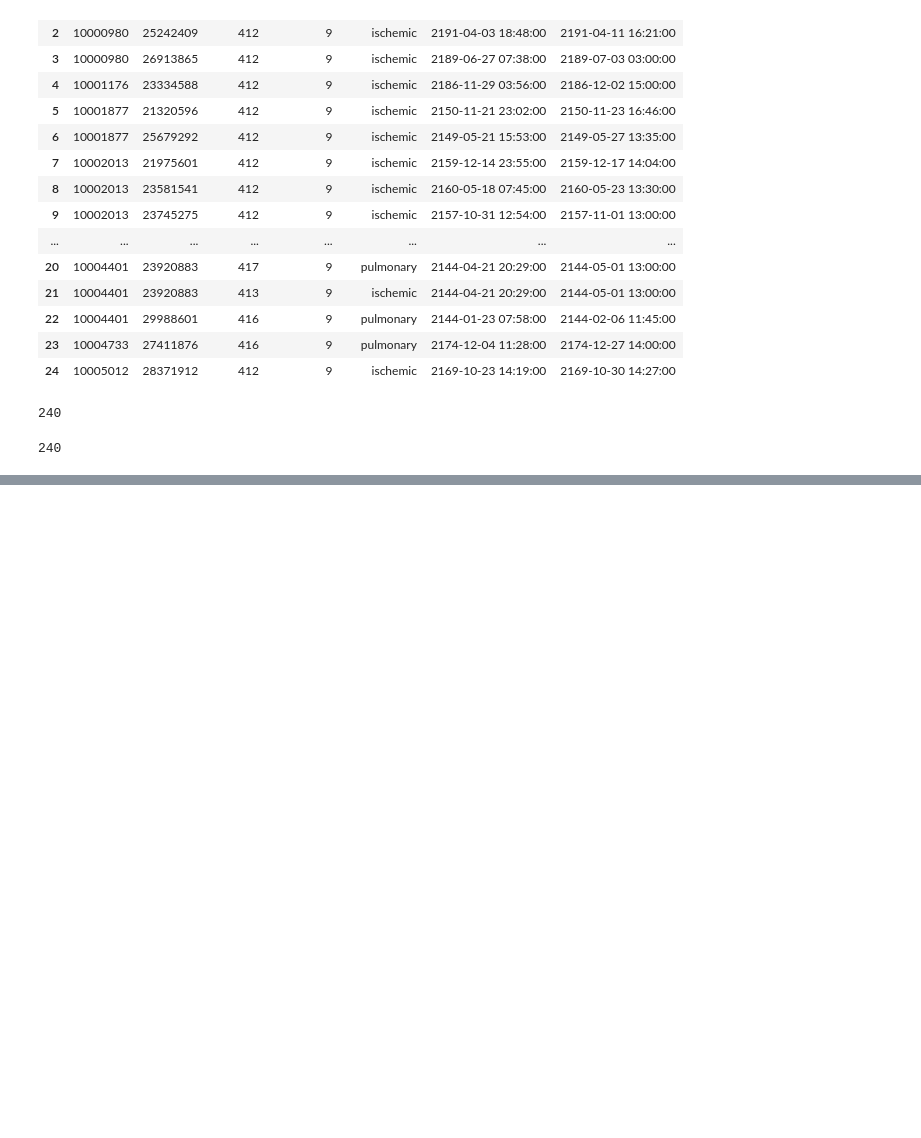
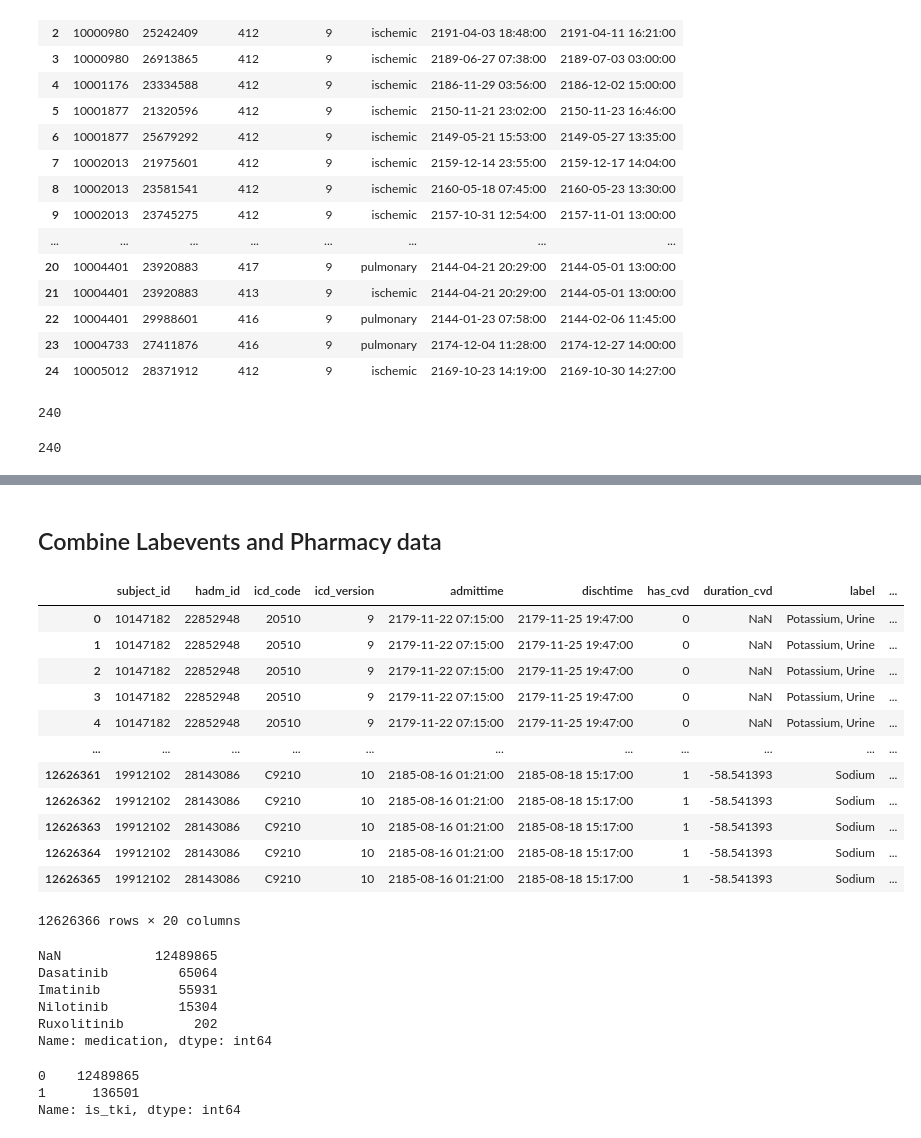
Before and after one commit to yloughribi/Internship, a Jupyter notebook: Python_script.ipynb, the cells around one changed output, grey strips where cells are left out. Drawn from its saved outputs; the diff is of its cells as text; code cells hidden in the pictures; blank space fills up the shorter version.

```diff
--- a/Python_script.ipynb
+++ b/Python_script.ipynb
@@ -327,0 +385,27 @@ fig = plt.figure(
+# %%
+drug_mapping = {
+    'imatinib': 'Imatinib',
+    'imatinib mesylate': 'Imatinib',
+    '*nf* imatinib mesylate': 'Imatinib',
+    'imatinib oral suspension': 'Imatinib',
+    'imatinib (gleevec)': 'Imatinib',
+    'dasatinib': 'Dasatinib',
+    'dasatinib 20mg tablet': 'Dasatinib',
+    '*nf* dasatinib': 'Dasatinib',
+    'ruxolitinib': 'Ruxolitinib',
+    'inv-ruxolitinib': 'Ruxolitinib',
+    'nilotinib': 'Nilotinib',
+    '*nf* nilotinib': 'Nilotinib',
+    'cabozantinib': 'Cabozantinib',
+    'inv-cabozatinib': 'Cabozantinib',
+    'ruxolitinib ':'Ruxolitinib',
+    'inv-cabozantinib (cabozantinib)': 'Cabozantinib',
+    'crizotinib': 'Crizotinib'
+}
+# %%
+pharm['medication'] = pharm['medication'].str.lower().map(drug_mapping)
+# %%
+# Mark True if the normalized value is in the list of TKIs
+tki_set = set(drug_mapping.values())
+
+pharm['is_tki'] = pharm['medication'].isin(tki_set).astype(int)
@@ -327,0 +429,36 @@ fig = plt.figure(
+# %% [markdown]
+## Combine Labevents and Pharmacy data
+# %%
+diag_lab_pharm = diag_cml_lab.merge(pharm, on = ['subject_id', 'hadm_id'])
+diag_lab_pharm = diag_lab_pharm.reset_index(drop=True)
+# %%
+diag_lab_pharm
+# %% [output]
+|  | subject_id | hadm_id | icd_code | icd_version | admittime | dischtime | has_cvd | duration_cvd | label | ... |
+| 0 | 10147182 | 22852948 | 20510 | 9 | 2179-11-22 07:15:00 | 2179-11-25 19:47:00 | 0 | NaN | Potassium, Urine | ... |
+| 1 | 10147182 | 22852948 | 20510 | 9 | 2179-11-22 07:15:00 | 2179-11-25 19:47:00 | 0 | NaN | Potassium, Urine | ... |
+| 2 | 10147182 | 22852948 | 20510 | 9 | 2179-11-22 07:15:00 | 2179-11-25 19:47:00 | 0 | NaN | Potassium, Urine | ... |
+| 3 | 10147182 | 22852948 | 20510 | 9 | 2179-11-22 07:15:00 | 2179-11-25 19:47:00 | 0 | NaN | Potassium, Urine | ... |
+| 4 | 10147182 | 22852948 | 20510 | 9 | 2179-11-22 07:15:00 | 2179-11-25 19:47:00 | 0 | NaN | Potassium, Urine | ... |
+| ... | ... | ... | ... | ... | ... | ... | ... | ... | ... | ... |
+| 12626361 | 19912102 | 28143086 | C9210 | 10 | 2185-08-16 01:21:00 | 2185-08-18 15:17:00 | 1 | -58.541393 | Sodium | ... |
+| 12626362 | 19912102 | 28143086 | C9210 | 10 | 2185-08-16 01:21:00 | 2185-08-18 15:17:00 | 1 | -58.541393 | Sodium | ... |
+| 12626363 | 19912102 | 28143086 | C9210 | 10 | 2185-08-16 01:21:00 | 2185-08-18 15:17:00 | 1 | -58.541393 | Sodium | ... |
+| 12626364 | 19912102 | 28143086 | C9210 | 10 | 2185-08-16 01:21:00 | 2185-08-18 15:17:00 | 1 | -58.541393 | Sodium | ... |
+| 12626365 | 19912102 | 28143086 | C9210 | 10 | 2185-08-16 01:21:00 | 2185-08-18 15:17:00 | 1 | -58.541393 | Sodium | ... |
+12626366 rows × 20 columns
+# %%
+diag_lab_pharm['medication'].value_counts(dropna=False)
+# %% [output]
+NaN            12489865
+Dasatinib         65064
+Imatinib          55931
+Nilotinib         15304
+Ruxolitinib         202
+Name: medication, dtype: int64
+# %%
+diag_lab_pharm['is_tki'].value_counts(dropna=False)
+# %% [output]
+0    12489865
+1      136501
+Name: is_tki, dtype: int64
```
Also changed, not shown: parts of 18 cells of this notebook.
